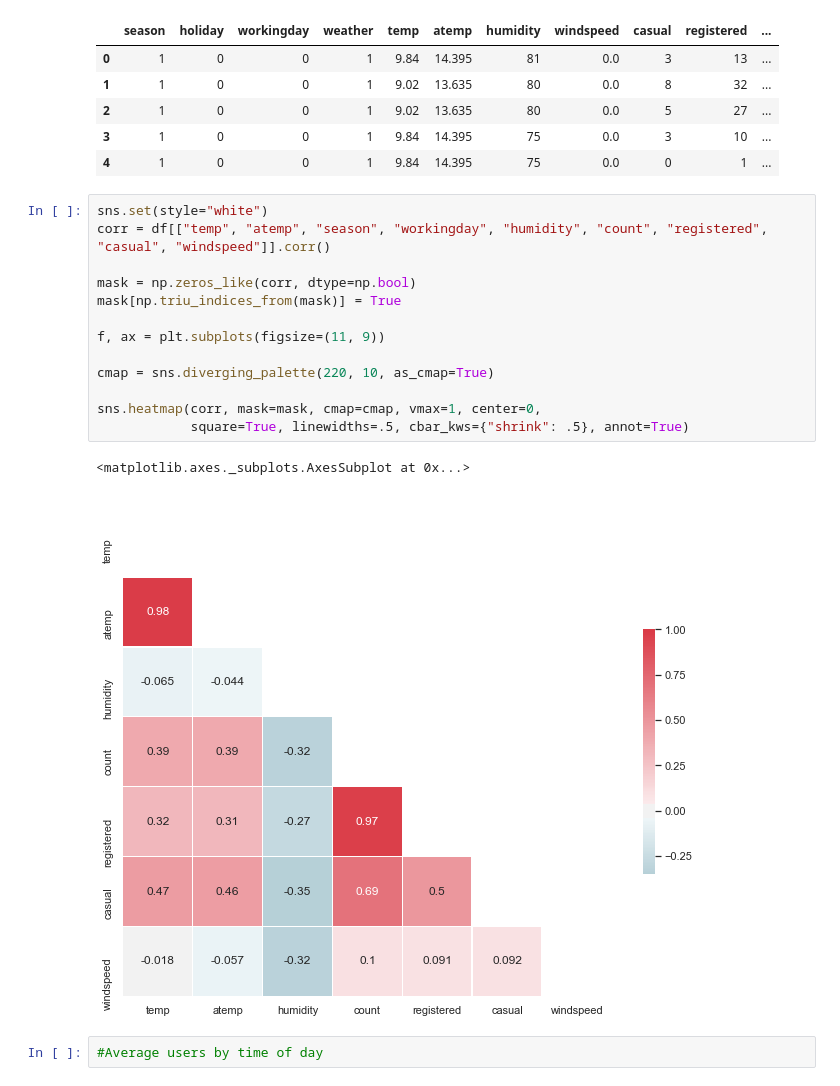
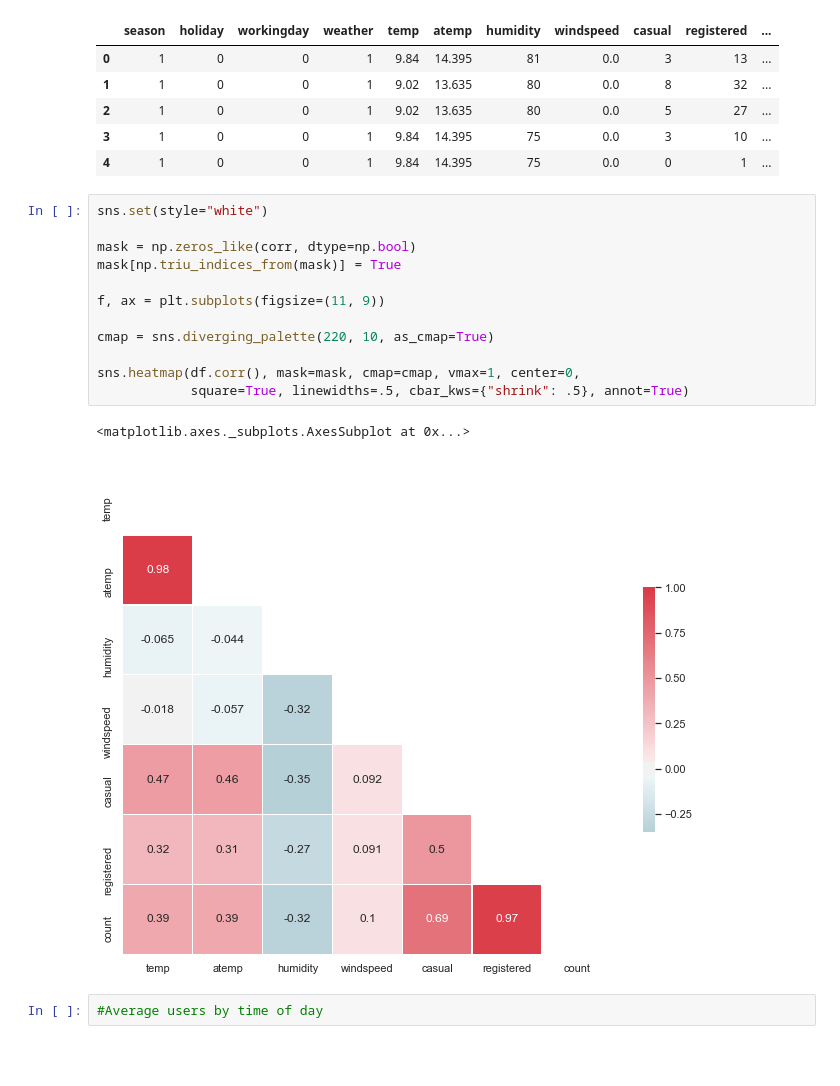
Before and after one commit to LevanAGit/bikeshare_timeseries_analysis, a Jupyter notebook: bikeshare_timeseries_analysis.ipynb, the cells around one changed output. Cells and saved outputs as stored; diff of their text form; blank space fills up the shorter version.

```diff
--- a/bikeshare_timeseries_analysis.ipynb
+++ b/bikeshare_timeseries_analysis.ipynb
@@ -190,20 +235,19 @@ df.head()
 | 4 | 1 | 0 | 0 | 1 | 9.84 | 14.395 | 75 | 0.0 | 0 | 1 | ... |
 # %%
 sns.set(style="white")
-corr = df[["temp", "atemp", "season", "workingday", "humidity", "count", "registered", "casual", "windspeed"]].corr()
 
 mask = np.zeros_like(corr, dtype=np.bool)
 mask[np.triu_indices_from(mask)] = True
 
 f, ax = plt.subplots(figsize=(11, 9))
 
 cmap = sns.diverging_palette(220, 10, as_cmap=True)
 
-sns.heatmap(corr, mask=mask, cmap=cmap, vmax=1, center=0,
+sns.heatmap(df.corr(), mask=mask, cmap=cmap, vmax=1, center=0,
             square=True, linewidths=.5, cbar_kws={"shrink": .5}, annot=True)
 # %% [output]
 <matplotlib.axes._subplots.AxesSubplot at 0x...>
-[figure, old version]
+[figure, new version]
 # %%
 #Average users by time of day
 # %%
```
Also changed, not shown: parts of 15 cells of this notebook.
